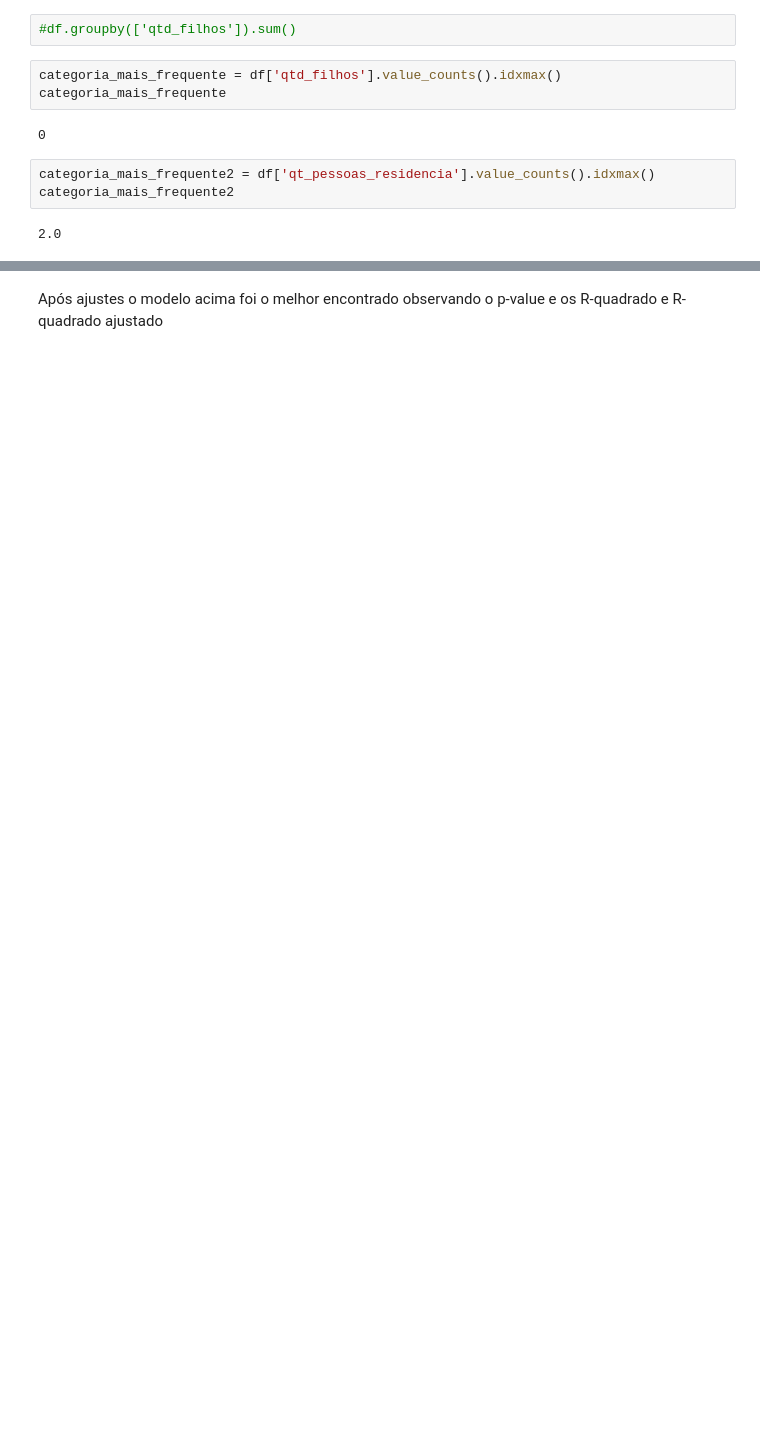
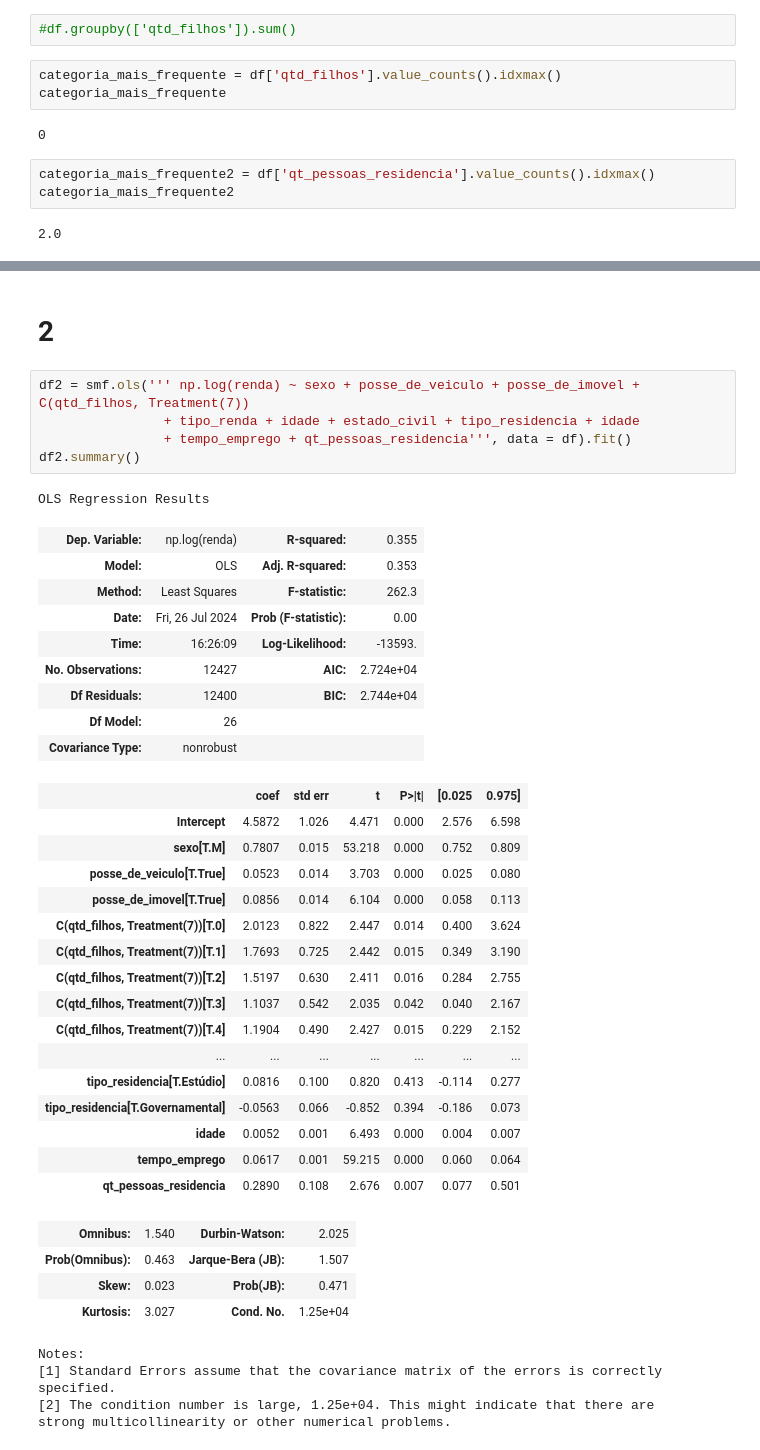
Before and after one commit to Vitor-GS-commits/Ciencia-de-Dados, a Jupyter notebook: Desenvolvimento de aplicações com Python/Regressâo II/Mod13_Tarefa_I(1).ipynb, the cells around one changed output, grey strips where cells are left out. Saved outputs shown, nothing was run; the diff lists cells and outputs as text; blank space fills up the shorter version.

```diff
--- a/Desenvolvimento de aplicações com Python/Regressâo II/Mod13_Tarefa_I(1).ipynb
+++ b/Desenvolvimento de aplicações com Python/Regressâo II/Mod13_Tarefa_I(1).ipynb
@@ -169,3 +179,43 @@ Notes:
 strong multicollinearity or other numerical problems.
-# %% [markdown]
-Após ajustes o modelo acima foi o melhor encontrado observando o p-value e os R-quadrado e R-quadrado ajustado
+# %% [markdown]
+# 2
+# %%
+df2 = smf.ols(''' np.log(renda) ~ sexo + posse_de_veiculo + posse_de_imovel + C(qtd_filhos, Treatment(7))
+                + tipo_renda + idade + estado_civil + tipo_residencia + idade
+                + tempo_emprego + qt_pessoas_residencia''', data = df).fit()
+df2.summary()
+# %% [output]
+OLS Regression Results
+| Dep. Variable: | np.log(renda) | R-squared: | 0.355 |
+| Model: | OLS | Adj. R-squared: | 0.353 |
+| Method: | Least Squares | F-statistic: | 262.3 |
+| Date: | Fri, 26 Jul 2024 | Prob (F-statistic): | 0.00 |
+| Time: | 16:26:09 | Log-Likelihood: | -13593. |
+| No. Observations: | 12427 | AIC: | 2.724e+04 |
+| Df Residuals: | 12400 | BIC: | 2.744e+04 |
+| Df Model: | 26 |  |  |
+| Covariance Type: | nonrobust |  |  |
+|  | coef | std err | t | P>|t| | [0.025 | 0.975] |
+| Intercept | 4.5872 | 1.026 | 4.471 | 0.000 | 2.576 | 6.598 |
+| sexo[T.M] | 0.7807 | 0.015 | 53.218 | 0.000 | 0.752 | 0.809 |
+| posse_de_veiculo[T.True] | 0.0523 | 0.014 | 3.703 | 0.000 | 0.025 | 0.080 |
+| posse_de_imovel[T.True] | 0.0856 | 0.014 | 6.104 | 0.000 | 0.058 | 0.113 |
+| C(qtd_filhos, Treatment(7))[T.0] | 2.0123 | 0.822 | 2.447 | 0.014 | 0.400 | 3.624 |
+| C(qtd_filhos, Treatment(7))[T.1] | 1.7693 | 0.725 | 2.442 | 0.015 | 0.349 | 3.190 |
+| C(qtd_filhos, Treatment(7))[T.2] | 1.5197 | 0.630 | 2.411 | 0.016 | 0.284 | 2.755 |
+| C(qtd_filhos, Treatment(7))[T.3] | 1.1037 | 0.542 | 2.035 | 0.042 | 0.040 | 2.167 |
+| C(qtd_filhos, Treatment(7))[T.4] | 1.1904 | 0.490 | 2.427 | 0.015 | 0.229 | 2.152 |
+| ... | ... | ... | ... | ... | ... | ... |
+| tipo_residencia[T.Estúdio] | 0.0816 | 0.100 | 0.820 | 0.413 | -0.114 | 0.277 |
+| tipo_residencia[T.Governamental] | -0.0563 | 0.066 | -0.852 | 0.394 | -0.186 | 0.073 |
+| idade | 0.0052 | 0.001 | 6.493 | 0.000 | 0.004 | 0.007 |
+| tempo_emprego | 0.0617 | 0.001 | 59.215 | 0.000 | 0.060 | 0.064 |
+| qt_pessoas_residencia | 0.2890 | 0.108 | 2.676 | 0.007 | 0.077 | 0.501 |
+| Omnibus: | 1.540 | Durbin-Watson: | 2.025 |
+| Prob(Omnibus): | 0.463 | Jarque-Bera (JB): | 1.507 |
+| Skew: | 0.023 | Prob(JB): | 0.471 |
+| Kurtosis: | 3.027 | Cond. No. | 1.25e+04 |
+Notes:
+[1] Standard Errors assume that the covariance matrix of the errors is correctly specified.
+[2] The condition number is large, 1.25e+04. This might indicate that there are
+strong multicollinearity or other numerical problems.
```
Also changed, not shown: parts of 12 cells of this notebook.
